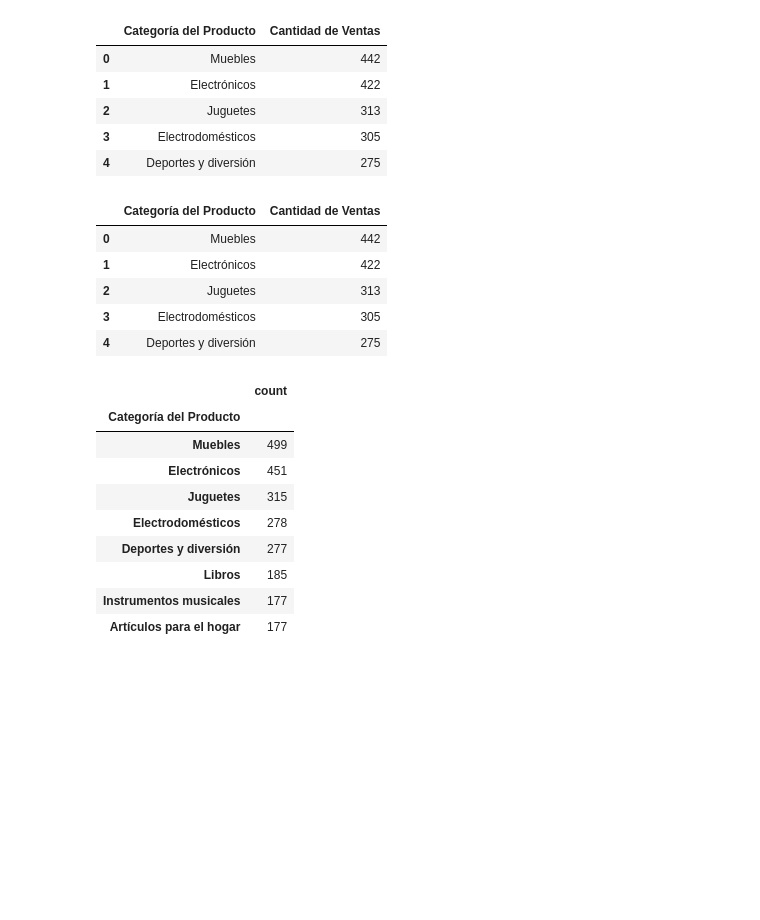
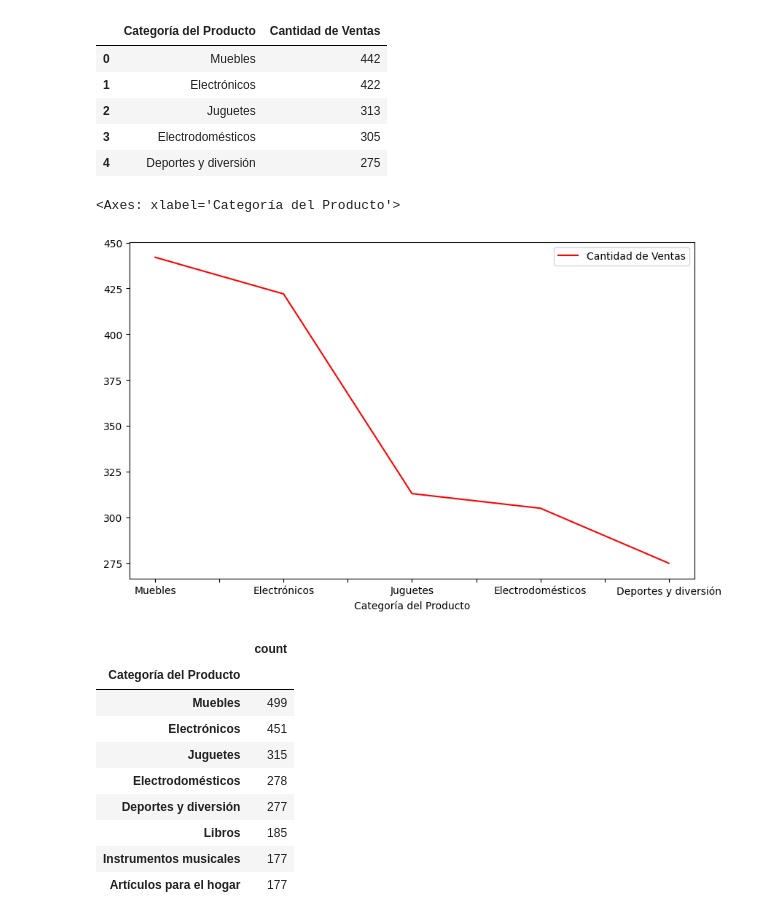
Before and after one commit to brunod02/Challenge-Data-Science, a Jupyter notebook: AluraStoreLatam.ipynb, the cells around one changed output. Saved outputs shown, nothing was run; the diff lists cells and outputs as text; code cells hidden in the pictures; blank space fills up the shorter version.

```diff
--- a/AluraStoreLatam.ipynb
+++ b/AluraStoreLatam.ipynb
@@ -107,15 +111,11 @@ display(tienda2)
 | 4 | Deportes y diversión | 275 |
 # %%
 df_ventas_categorias2 = tienda2
-# %%
-df_ventas_categorias2
-# %% [output]
-|  | Categoría del Producto | Cantidad de Ventas |
-| 0 | Muebles | 442 |
-| 1 | Electrónicos | 422 |
-| 2 | Juguetes | 313 |
-| 3 | Electrodomésticos | 305 |
-| 4 | Deportes y diversión | 275 |
+# %%
+df_ventas_categorias2.plot(kind='line', x='Categoría del Producto', y='Cantidad de Ventas', color='red', figsize=(10,6))
+# %% [output]
+<Axes: xlabel='Categoría del Producto'>
+[figure, added]
 # %%
 tiendas3['Categoría del Producto'].value_counts()
 # %% [output]
```
Also changed, not shown: parts of 36 cells of this notebook.
